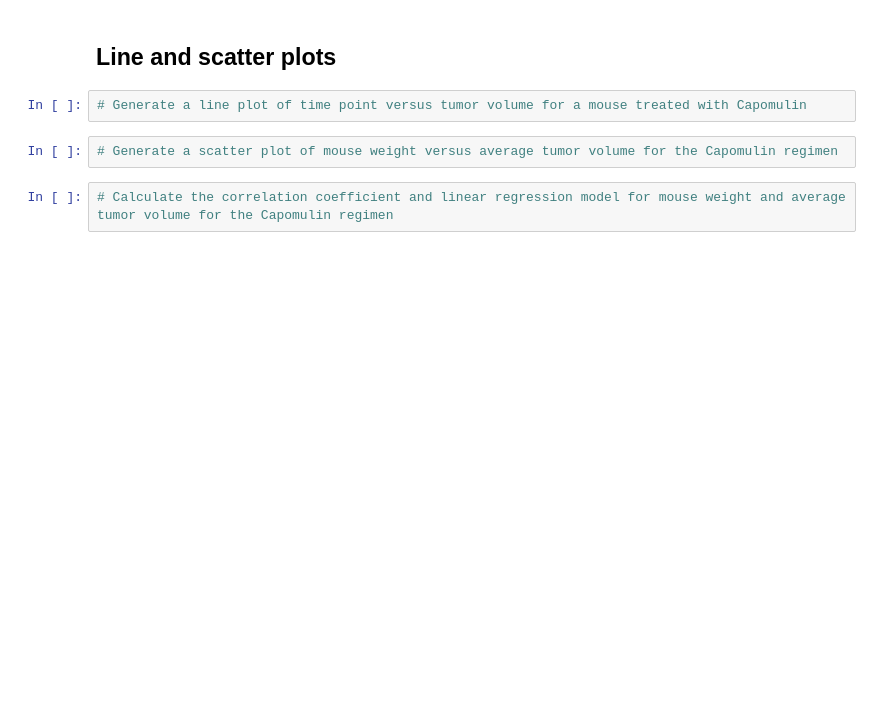
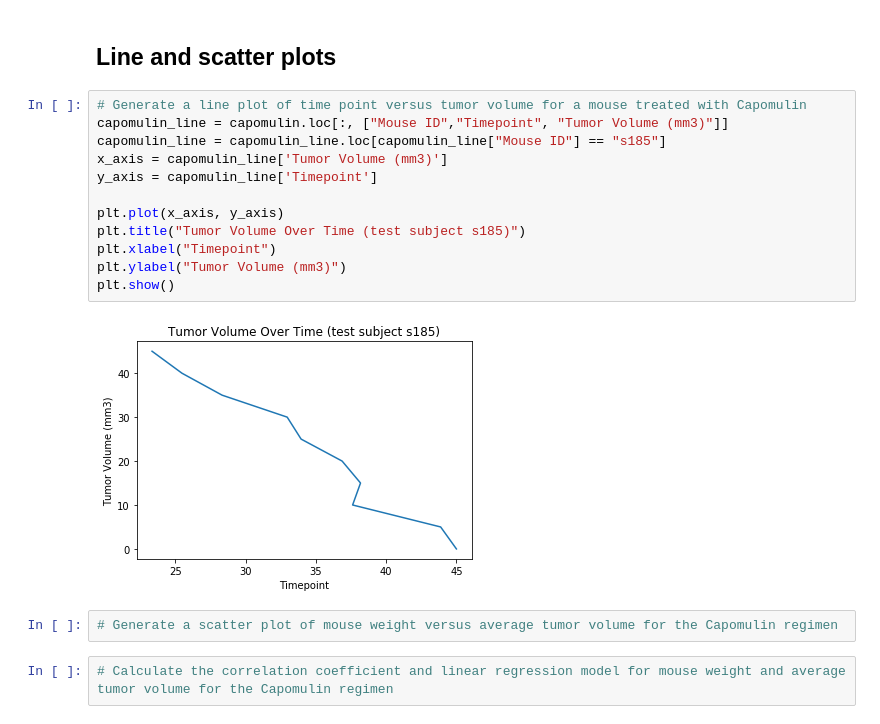
Before and after one commit to herge008/matplotlib-challenge, a Jupyter notebook: Phymaceuticals.ipynb, the cells around one changed output. Cells and saved outputs as stored; diff of their text form; blank space fills up the shorter version.

```diff
--- a/Phymaceuticals.ipynb
+++ b/Phymaceuticals.ipynb
@@ -226,7 +284,19 @@ plt.show()
 # %% [markdown]
 ## Line and scatter plots
-# %%
-# Generate a line plot of time point versus tumor volume for a mouse treated with Capomulin
+# %%
+# Generate a line plot of time point versus tumor volume for a mouse treated with Capomulin
+capomulin_line = capomulin.loc[:, ["Mouse ID","Timepoint", "Tumor Volume (mm3)"]]
+capomulin_line = capomulin_line.loc[capomulin_line["Mouse ID"] == "s185"]
+x_axis = capomulin_line['Tumor Volume (mm3)']
+y_axis = capomulin_line['Timepoint']
+
+plt.plot(x_axis, y_axis)
+plt.title("Tumor Volume Over Time (test subject s185)")
+plt.xlabel("Timepoint")
+plt.ylabel("Tumor Volume (mm3)")
+plt.show()
+# %% [output]
+[figure, added]
 # %%
 # Generate a scatter plot of mouse weight versus average tumor volume for the Capomulin regimen
 # %%
```
Also changed, not shown: parts of 18 cells of this notebook.
